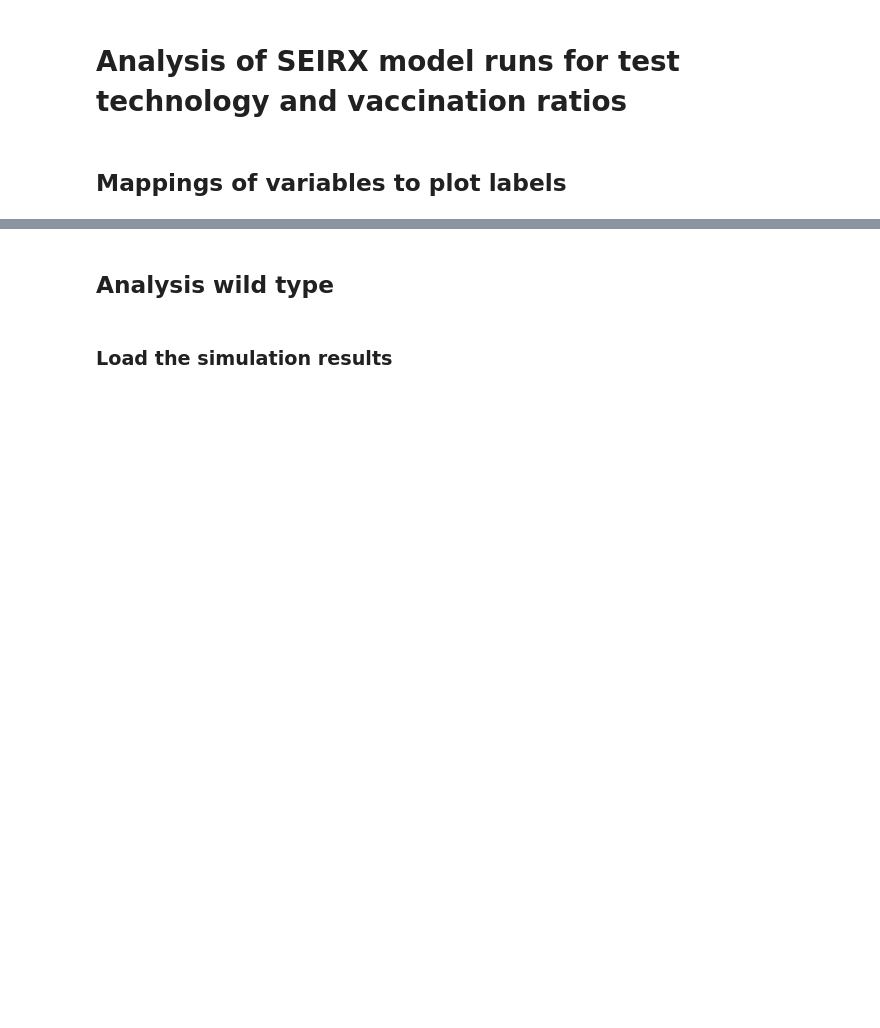
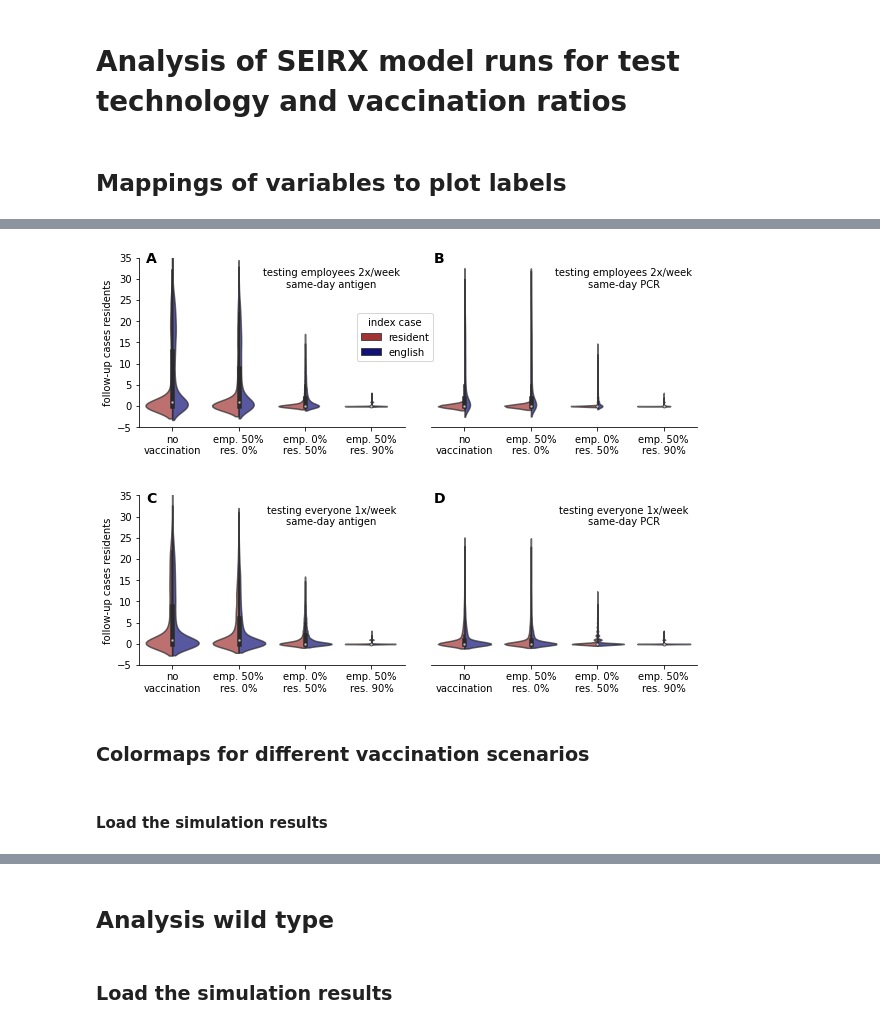
Before and after one commit to JanaLasser/nursing_home_SEIRX, a Jupyter notebook: analysis_testing_and_vaccintion.ipynb, the cells around one changed output, grey strips where cells are left out. Cells and saved outputs as stored; diff of their text form; code cells hidden in the pictures; blank space fills up the shorter version.

```diff
--- a/analysis_testing_and_vaccintion.ipynb
+++ b/analysis_testing_and_vaccintion.ipynb
@@ -327,0 +193,11 @@ def plot_violins(data, metric, testing_scenarios, vaccination_scenarios,
+# %%
+af.plot_violins(ensmbls, 'infected_residents', testing_scenarios[0:4],
+             vacc_scenario_labels[0:4], metric_name_map, index_case_map,
+             index_case_label, employee_label, resident_label, language, ymin=-5,
+             ymax=35, variant='_UK_variant')
+# %% [output]
+[figure, added]
+# %% [markdown]
+### Colormaps for different vaccination scenarios
+# %% [markdown]
+#### Load the simulation results
```
Also changed, not shown: parts of 140 cells of this notebook, 1 other file.
